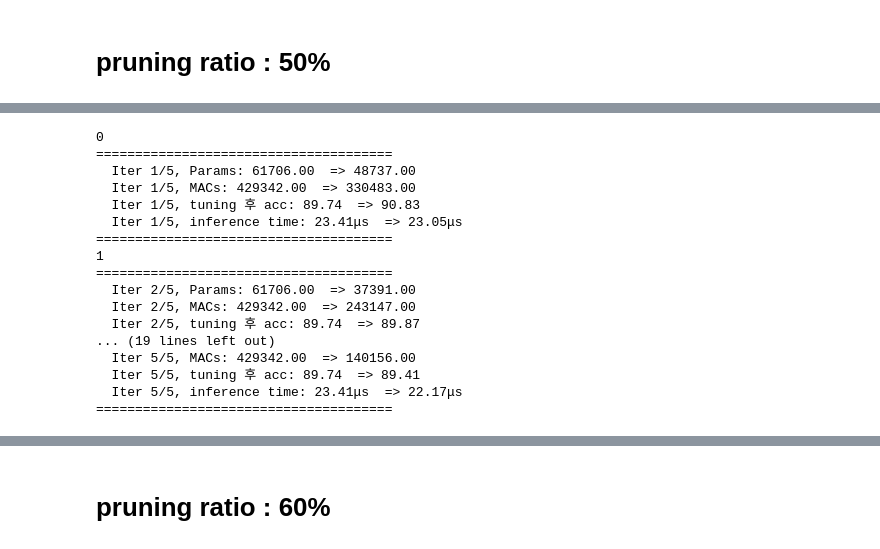
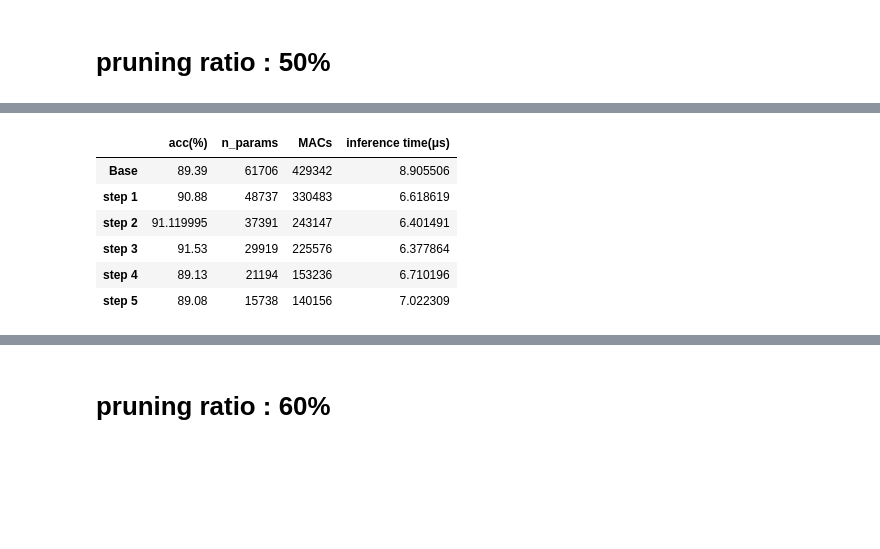
Before and after one commit to yewonkim01/Optimized-Model-on-JetsonNano-with-Pruning-and-Quantization, a Jupyter notebook: EAI_pruning_quantization_model.ipynb, the cells around one changed output, grey strips where cells are left out. Drawn from its saved outputs; the diff is of its cells as text; code cells hidden in the pictures; blank space fills up the shorter version.

```diff
--- a/EAI_pruning_quantization_model.ipynb
+++ b/EAI_pruning_quantization_model.ipynb
@@ -447,22 +157,13 @@ _model_50, _acc_50, _params_50, _mmac_50, _inference_time_50 = pruning(model, 0.
 # %%
 model = copy.deepcopy(origin_model)
 
-model_50, acc_50, params_50, mmac_50, inference_time_50 = pruning_finetuning(model, 0.5)
+model_50, acc_50, params_50, mmac_50, inference_time_50, df_50 = pruning_finetuning(model, 0.5, device, test_loader)
+df_50
 # %% [output]
-0
-======================================
-  Iter 1/5, Params: 61706.00  => 48737.00
-  Iter 1/5, MACs: 429342.00  => 330483.00
-  Iter 1/5, tuning 후 acc: 89.74  => 90.83
-  Iter 1/5, inference time: 23.41μs  => 23.05μs
-======================================
-1
-======================================
-  Iter 2/5, Params: 61706.00  => 37391.00
-  Iter 2/5, MACs: 429342.00  => 243147.00
-  Iter 2/5, tuning 후 acc: 89.74  => 89.87
-... (19 lines left out)
-  Iter 5/5, MACs: 429342.00  => 140156.00
-  Iter 5/5, tuning 후 acc: 89.74  => 89.41
-  Iter 5/5, inference time: 23.41μs  => 22.17μs
-======================================
+|  | acc(%) | n_params | MACs | inference time(μs) |
+| Base | 89.39 | 61706 | 429342 | 8.905506 |
+| step 1 | 90.88 | 48737 | 330483 | 6.618619 |
+| step 2 | 91.119995 | 37391 | 243147 | 6.401491 |
+| step 3 | 91.53 | 29919 | 225576 | 6.377864 |
+| step 4 | 89.13 | 21194 | 153236 | 6.710196 |
+| step 5 | 89.08 | 15738 | 140156 | 7.022309 |
```
Also changed, not shown: parts of 58 cells of this notebook, 6 other files.
